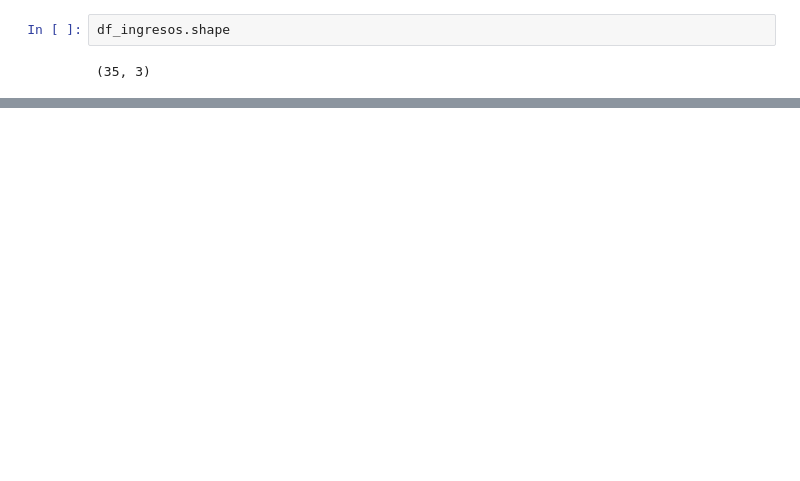
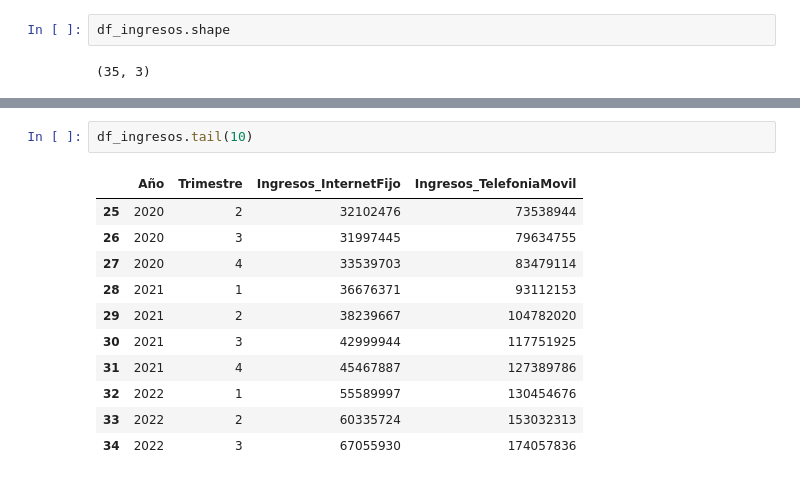
Before and after one commit to AlanTilca/Enacom_Analytics, a Jupyter notebook: EDA/Analisis_ingresos.ipynb, the cells around one changed output, grey strips where cells are left out. Cells and saved outputs as stored; diff of their text form; blank space fills up the shorter version.

```diff
--- a/EDA/Analisis_ingresos.ipynb
+++ b/EDA/Analisis_ingresos.ipynb
@@ -24,0 +32,14 @@ df_ingresos.shape
+# %%
+df_ingresos.tail(10)
+# %% [output]
+|  | Año | Trimestre | Ingresos_InternetFijo | Ingresos_TelefoniaMovil |
+| 25 | 2020 | 2 | 32102476 | 73538944 |
+| 26 | 2020 | 3 | 31997445 | 79634755 |
+| 27 | 2020 | 4 | 33539703 | 83479114 |
+| 28 | 2021 | 1 | 36676371 | 93112153 |
+| 29 | 2021 | 2 | 38239667 | 104782020 |
+| 30 | 2021 | 3 | 42999944 | 117751925 |
+| 31 | 2021 | 4 | 45467887 | 127389786 |
+| 32 | 2022 | 1 | 55589997 | 130454676 |
+| 33 | 2022 | 2 | 60335724 | 153032313 |
+| 34 | 2022 | 3 | 67055930 | 174057836 |
```
Also changed, not shown: parts of 12 cells of this notebook, 8 other files.
